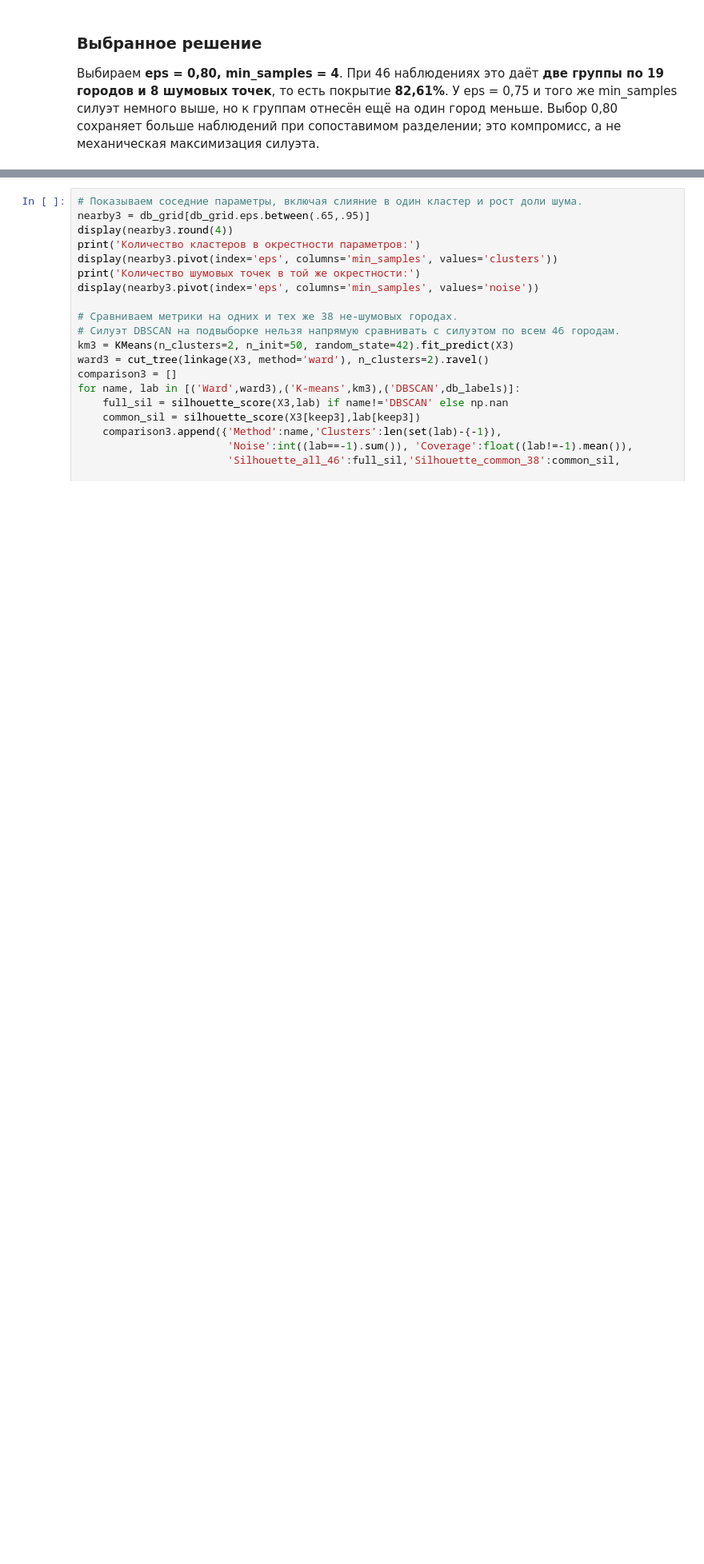
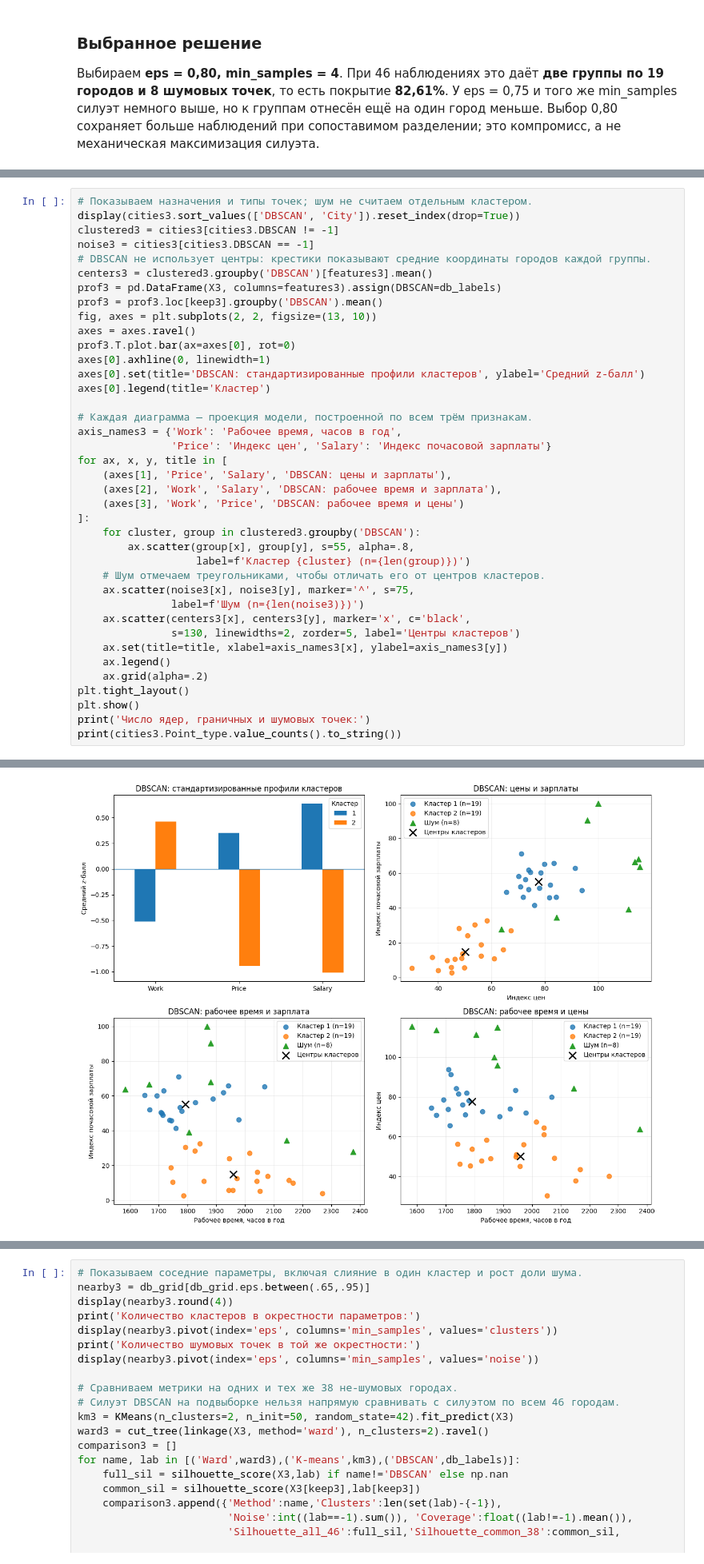
Before and after one commit to IvanManomenov/python_data_analytics, a Jupyter notebook: lab3/lab3_dbscan.ipynb, the cells around one changed output, grey strips where cells are left out. Shown at 80% size. Drawn from its saved outputs; the diff is of its cells as text; blank space fills up the shorter version.

Commit message:
Add all pair plots and mean cluster centers to lab3

```diff
--- a/lab3/lab3_dbscan.ipynb
+++ b/lab3/lab3_dbscan.ipynb
@@ -158,0 +111,40 @@ border     7
+# %%
+# Показываем назначения и типы точек; шум не считаем отдельным кластером.
+display(cities3.sort_values(['DBSCAN', 'City']).reset_index(drop=True))
+clustered3 = cities3[cities3.DBSCAN != -1]
+noise3 = cities3[cities3.DBSCAN == -1]
+# DBSCAN не использует центры: крестики показывают средние координаты городов каждой группы.
+centers3 = clustered3.groupby('DBSCAN')[features3].mean()
+prof3 = pd.DataFrame(X3, columns=features3).assign(DBSCAN=db_labels)
+prof3 = prof3.loc[keep3].groupby('DBSCAN').mean()
+fig, axes = plt.subplots(2, 2, figsize=(13, 10))
+axes = axes.ravel()
+prof3.T.plot.bar(ax=axes[0], rot=0)
+axes[0].axhline(0, linewidth=1)
+axes[0].set(title='DBSCAN: стандартизированные профили кластеров', ylabel='Средний z-балл')
+axes[0].legend(title='Кластер')
+
+# Каждая диаграмма — проекция модели, построенной по всем трём признакам.
+axis_names3 = {'Work': 'Рабочее время, часов в год',
+               'Price': 'Индекс цен', 'Salary': 'Индекс почасовой зарплаты'}
+for ax, x, y, title in [
+    (axes[1], 'Price', 'Salary', 'DBSCAN: цены и зарплаты'),
+    (axes[2], 'Work', 'Salary', 'DBSCAN: рабочее время и зарплата'),
+    (axes[3], 'Work', 'Price', 'DBSCAN: рабочее время и цены')
+]:
+    for cluster, group in clustered3.groupby('DBSCAN'):
+        ax.scatter(group[x], group[y], s=55, alpha=.8,
+                   label=f'Кластер {cluster} (n={len(group)})')
+    # Шум отмечаем треугольниками, чтобы отличать его от центров кластеров.
+    ax.scatter(noise3[x], noise3[y], marker='^', s=75,
+               label=f'Шум (n={len(noise3)})')
+    ax.scatter(centers3[x], centers3[y], marker='x', c='black',
+               s=130, linewidths=2, zorder=5, label='Центры кластеров')
+    ax.set(title=title, xlabel=axis_names3[x], ylabel=axis_names3[y])
+    ax.legend()
+    ax.grid(alpha=.2)
+plt.tight_layout()
+plt.show()
+print('Число ядер, граничных и шумовых точек:')
+print(cities3.Point_type.value_counts().to_string())
+# %% [output]
@@ -158,0 +168 @@ border     7
+[figure, added]
```
Also changed, not shown: parts of 2 cells of this notebook.
